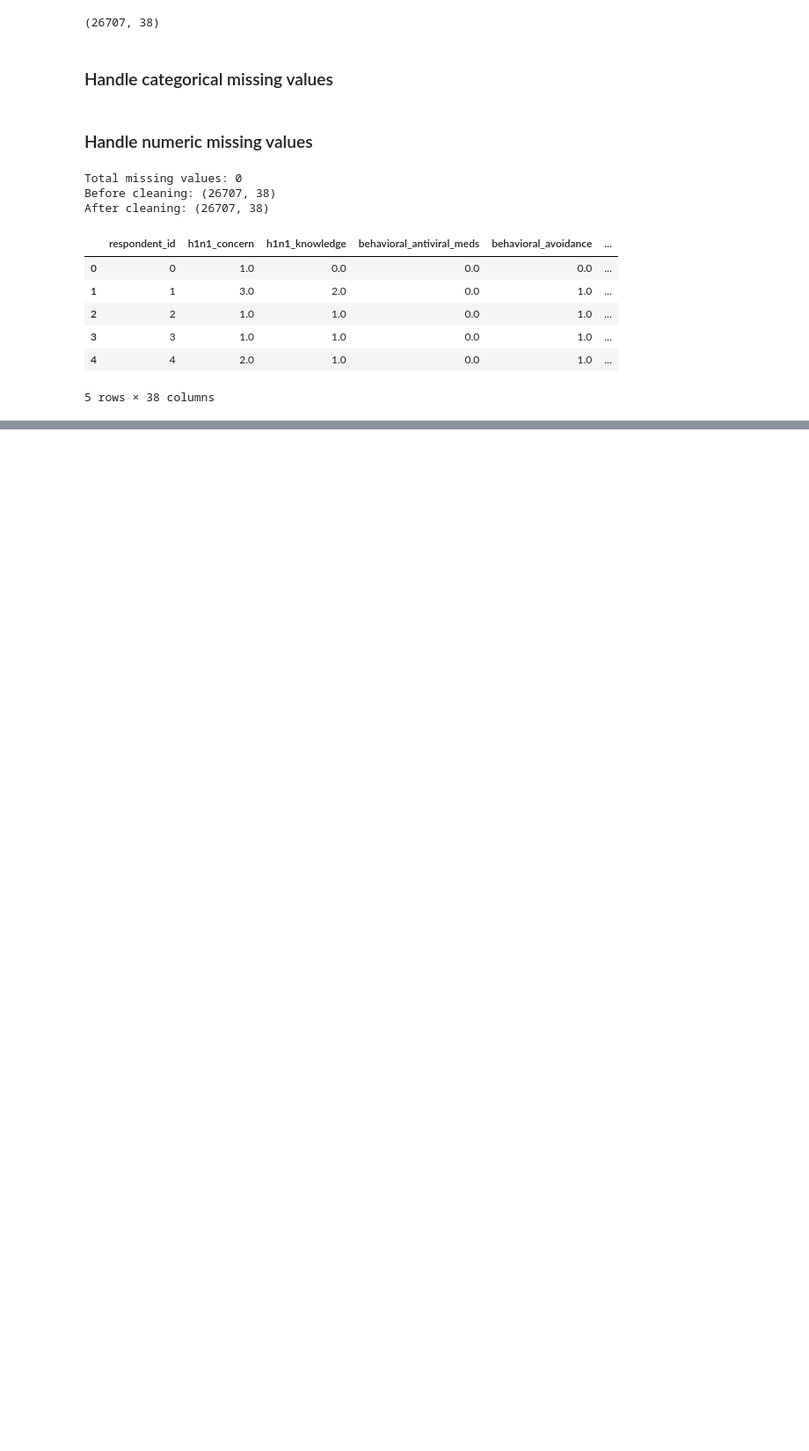
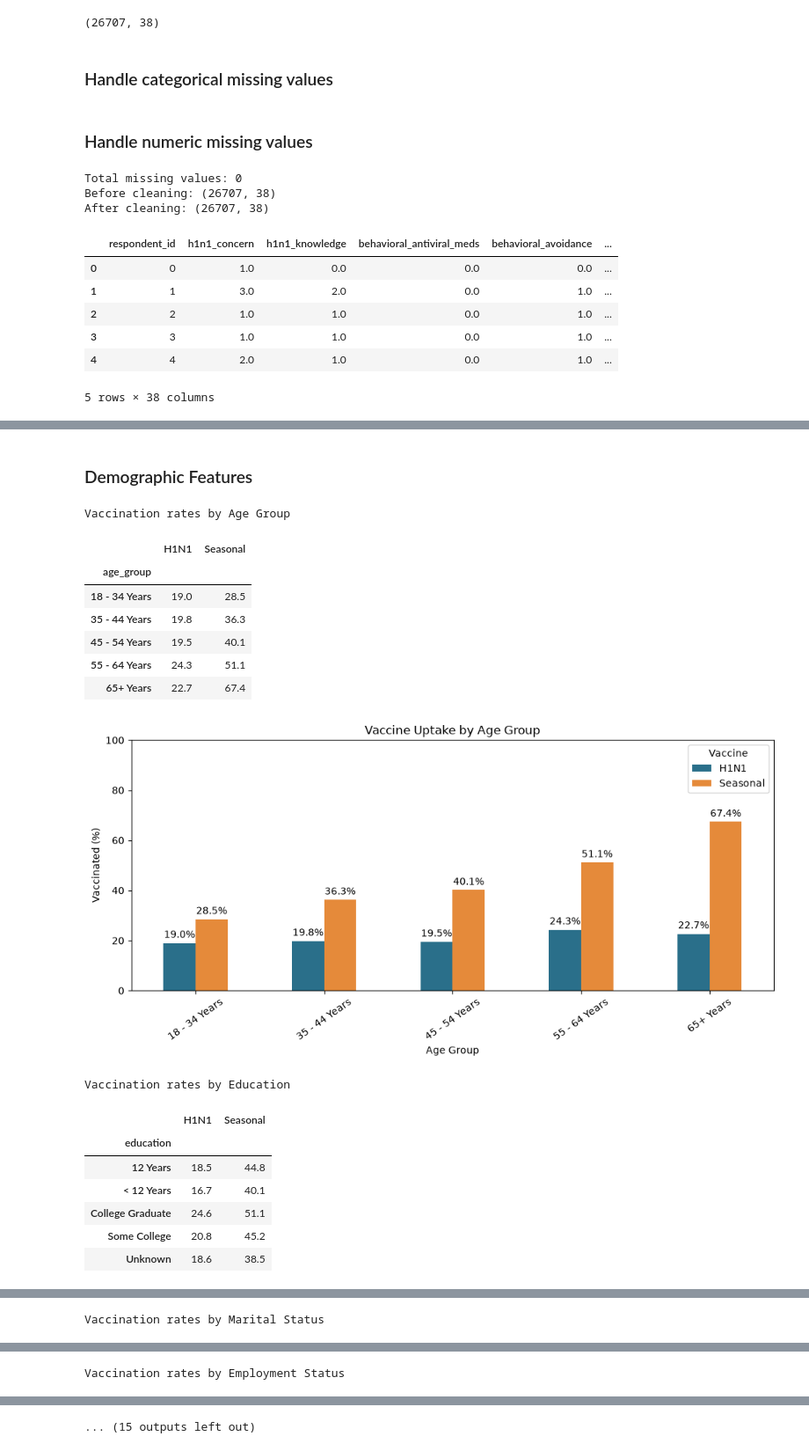
Before and after one commit to Odose-dev/Vaccine_Prediction_Team_5, a Jupyter notebook: notebook/01_eda.ipynb, the cells around one changed output, grey strips where cells are left out. Shown at 88% size. Cells and saved outputs as stored; diff of their text form; code cells hidden in the pictures; blank space fills up the shorter version.

```diff
--- a/notebook/01_eda.ipynb
+++ b/notebook/01_eda.ipynb
@@ -466,0 +559,77 @@ After cleaning: (26707, 38)
+# %% [markdown]
+### Demographic Features
+# %%
+for feature in demographic_features:
+
+    # Calculate vaccination rates for the current feature
+    rates = (
+        cleaned_train_data_df
+        .groupby(feature)[
+            ["h1n1_vaccine", "seasonal_vaccine"]
+        ]
+        .mean()
+        .mul(100)
+        .rename(
+            columns={
+                "h1n1_vaccine": "H1N1",
+                "seasonal_vaccine": "Seasonal"
+            }
+        )
+    )
+
+    # Create a readable feature name
+    feature_name = (
+        feature
+        .replace("_", " ")
+        .title()
+    )
+
+    # Display the percentage table
+    print(f"\nVaccination rates by {feature_name}")
+    display(rates.round(1))
+
+    # Create the chart
+    ax = rates.plot(
+        kind="bar",
+        figsize=(10, 5),
+        color=["#2A6F8A", "#E58A3A"]
+    )
+
+    # Add percentage labels above every bar
+    for container in ax.containers:
+        ax.bar_label(
+            container,
+            fmt="%.1f%%",
+            padding=3
+        )
+
+    # Format the chart
+    plt.title(
+        f"Vaccine Uptake by {feature_name}"
+    )
+
+    plt.xlabel(feature_name)
+    plt.ylabel("Vaccinated (%)")
+    plt.ylim(0, 100)
+    plt.xticks(rotation=35)
+    plt.legend(title="Vaccine")
+    plt.tight_layout()
+    plt.show()
+# %% [output]
+Vaccination rates by Age Group
+|  | H1N1 | Seasonal |
+| age_group |  |  |
+| 18 - 34 Years | 19.0 | 28.5 |
+| 35 - 44 Years | 19.8 | 36.3 |
+| 45 - 54 Years | 19.5 | 40.1 |
+| 55 - 64 Years | 24.3 | 51.1 |
+| 65+ Years | 22.7 | 67.4 |
+[figure, added]
+Vaccination rates by Education
+|  | H1N1 | Seasonal |
+| education |  |  |
+| 12 Years | 18.5 | 44.8 |
+| < 12 Years | 16.7 | 40.1 |
+| College Graduate | 24.6 | 51.1 |
+| Some College | 20.8 | 45.2 |
+| Unknown | 18.6 | 38.5 |
@@ -466,0 +637 @@ After cleaning: (26707, 38)
+Vaccination rates by Marital Status
@@ -466,0 +644 @@ After cleaning: (26707, 38)
+Vaccination rates by Employment Status
@@ -466,0 +652 @@ After cleaning: (26707, 38)
+... (15 outputs left out)
```
Also changed, not shown: parts of 16 cells of this notebook, 1 other file.
